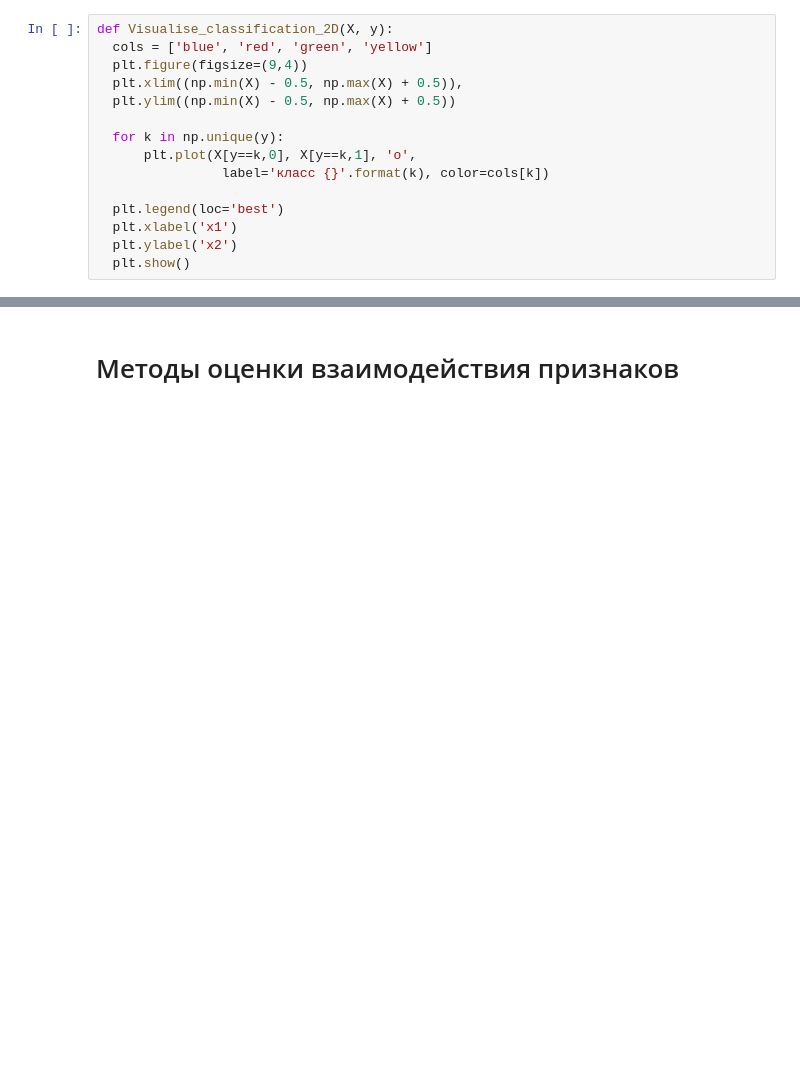
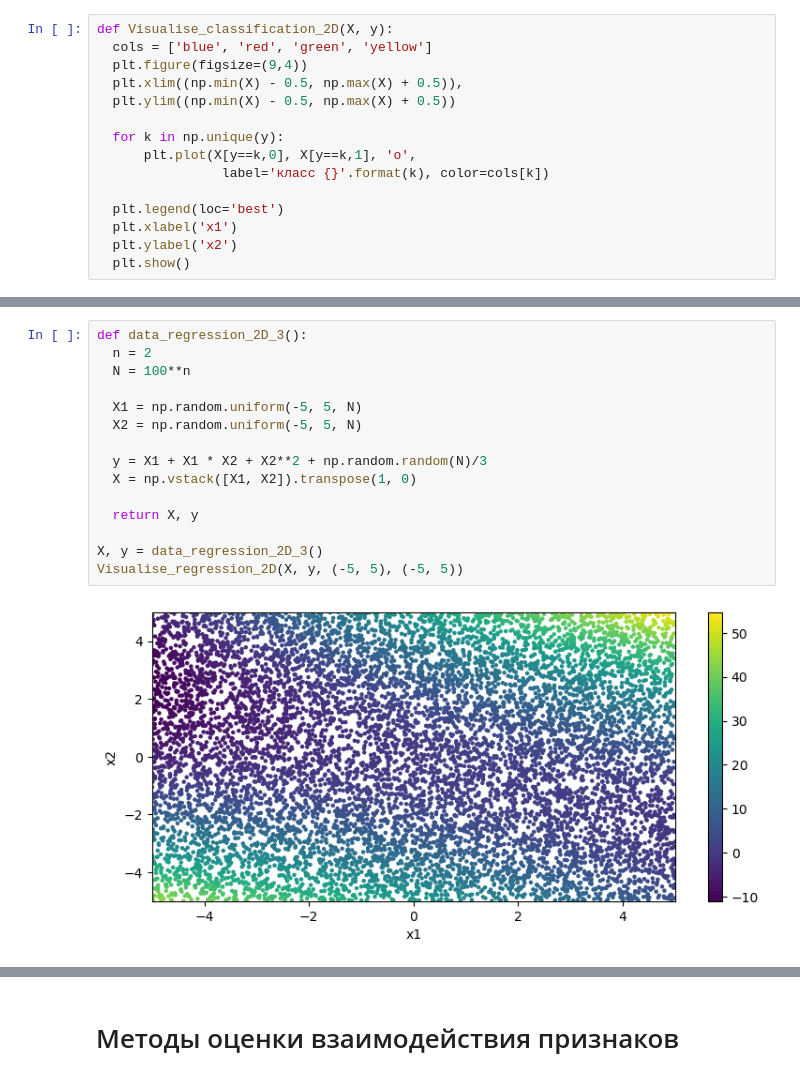
Before and after one commit to Ch1pchilinka/Gromakov-BS, a Jupyter notebook: code/Experiments.ipynb, the cells around one changed output, grey strips where cells are left out. Drawn from its saved outputs; the diff is of its cells as text; blank space fills up the shorter version.

```diff
--- a/code/Experiments.ipynb
+++ b/code/Experiments.ipynb
@@ -235,0 +379,17 @@ Visualise_regression_2D(X, y)
+# %%
+def data_regression_2D_3():
+  n = 2
+  N = 100**n
+
+  X1 = np.random.uniform(-5, 5, N)
+  X2 = np.random.uniform(-5, 5, N)
+
+  y = X1 + X1 * X2 + X2**2 + np.random.random(N)/3
+  X = np.vstack([X1, X2]).transpose(1, 0)
+
+  return X, y
+
+X, y = data_regression_2D_3()
+Visualise_regression_2D(X, y, (-5, 5), (-5, 5))
+# %% [output]
+[figure, added]
```
Also changed, not shown: parts of 53 cells of this notebook.
